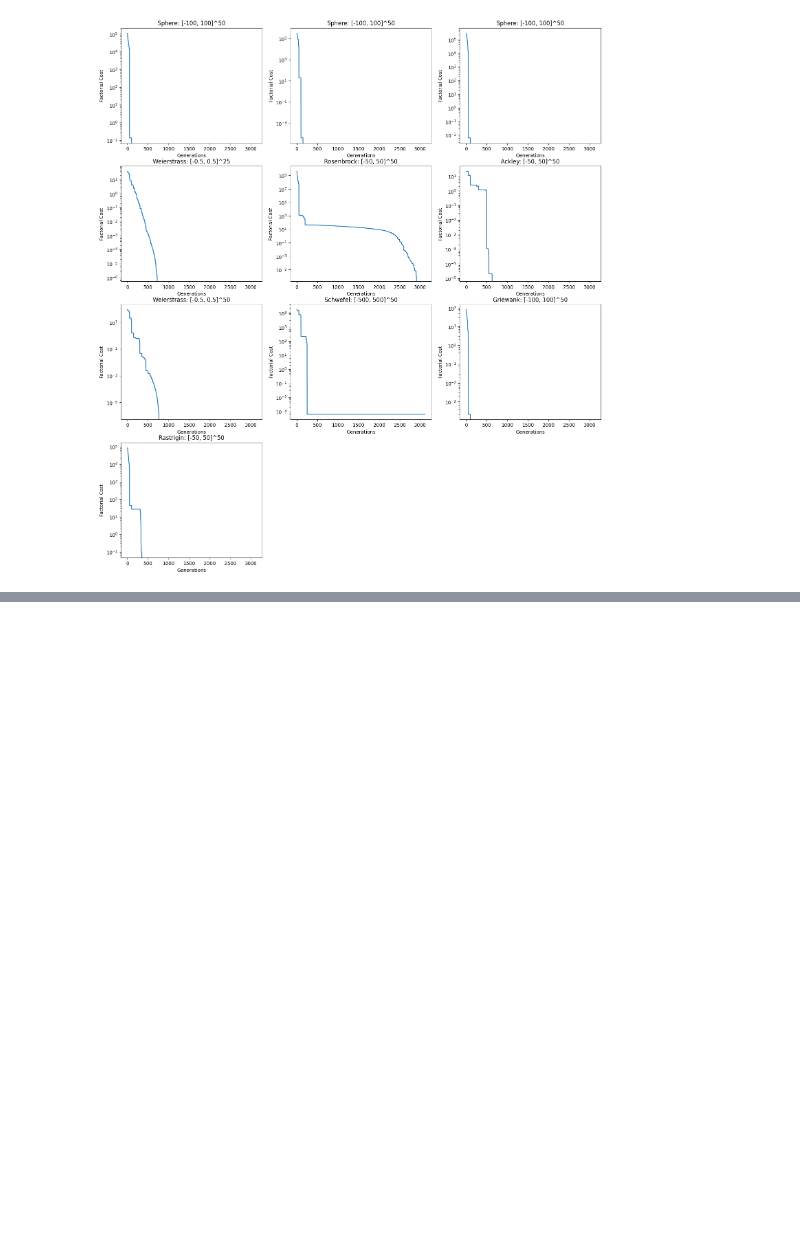
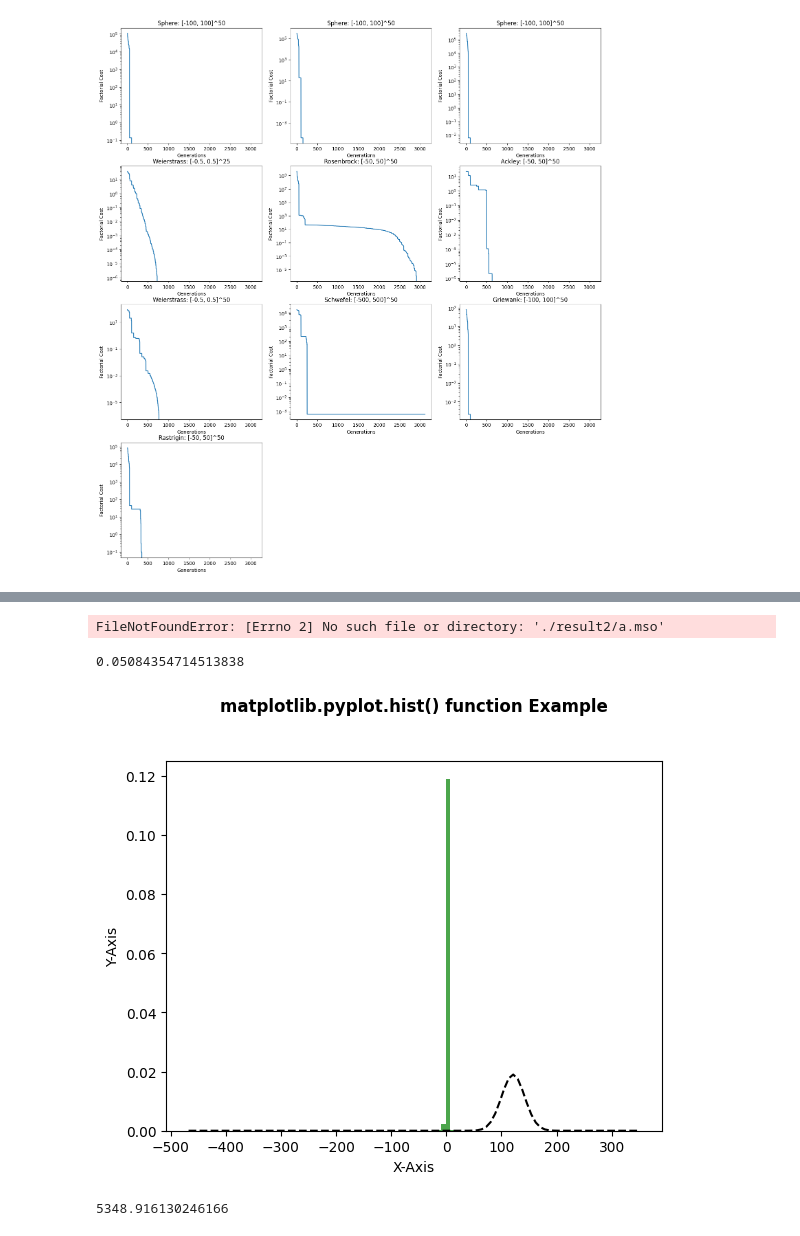
Before and after one commit to vuanhhuyhlqn/pymsoo_amfea, a Jupyter notebook: test.ipynb, the cells around one changed output, grey strips where cells are left out. Saved outputs shown, nothing was run; the diff lists cells and outputs as text; code cells hidden in the pictures; blank space fills up the shorter version.

```diff
--- a/test.ipynb
+++ b/test.ipynb
@@ -395,0 +604,6 @@ model.render_history(yscale='log')
+# %%
+A = 0
+with open("./result2/a.mso", 'wb') as file:
+    pickle.dump(A, file)
+# %% [output]
+FileNotFoundError: [Errno 2] No such file or directory: './result2/a.mso'
@@ -395,0 +615,45 @@ model.render_history(yscale='log')
+# %%
+
+
+p_cdf = np.random.rand()
+x = 0 + 0.1*np.tan(np.pi*(p_cdf-0.5))
+print(x)
+# %% [output]
+0.05084354714513838
+# %%
+import matplotlib
+import numpy as np
+import matplotlib.pyplot as plt
+
+np.random.seed(10**7)
+mu = 121
+sigma = 21
+p_cdf = np.random.rand(10000)
+x = 0 + 0.1*np.tan(np.pi*(p_cdf-0.5))
+# x = scipy.stats.cauchy.rvs(loc= 0, scale= 0.1,size=10000)
+
+num_bins = 100
+
+n, bins, patches = plt.hist(x, num_bins,
+                            density = 1,
+                            color ='green',
+                            alpha = 0.7)
+
+y = ((1 / (np.sqrt(2 * np.pi) * sigma)) *
+     np.exp(-0.5 * (1 / sigma * (bins - mu))**2))
+
+plt.plot(bins, y, '--', color ='black')
+
+plt.xlabel('X-Axis')
+plt.ylabel('Y-Axis')
+
+plt.title('matplotlib.pyplot.hist() function Example\n\n',
+          fontweight ="bold")
+
+plt.show()
+# %% [output]
+[figure, added]
+# %%
+np.max(r)
+# %% [output]
+5348.916130246166
```
Also changed, not shown: parts of 28 cells of this notebook, 8 other files.
